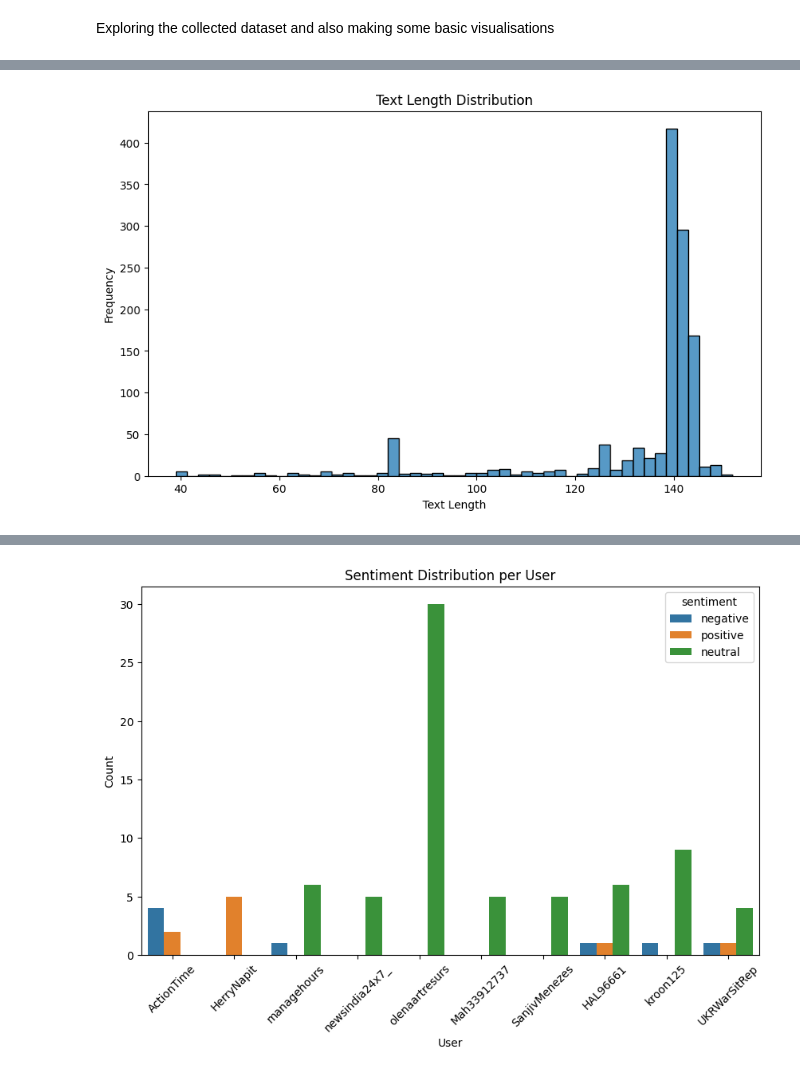
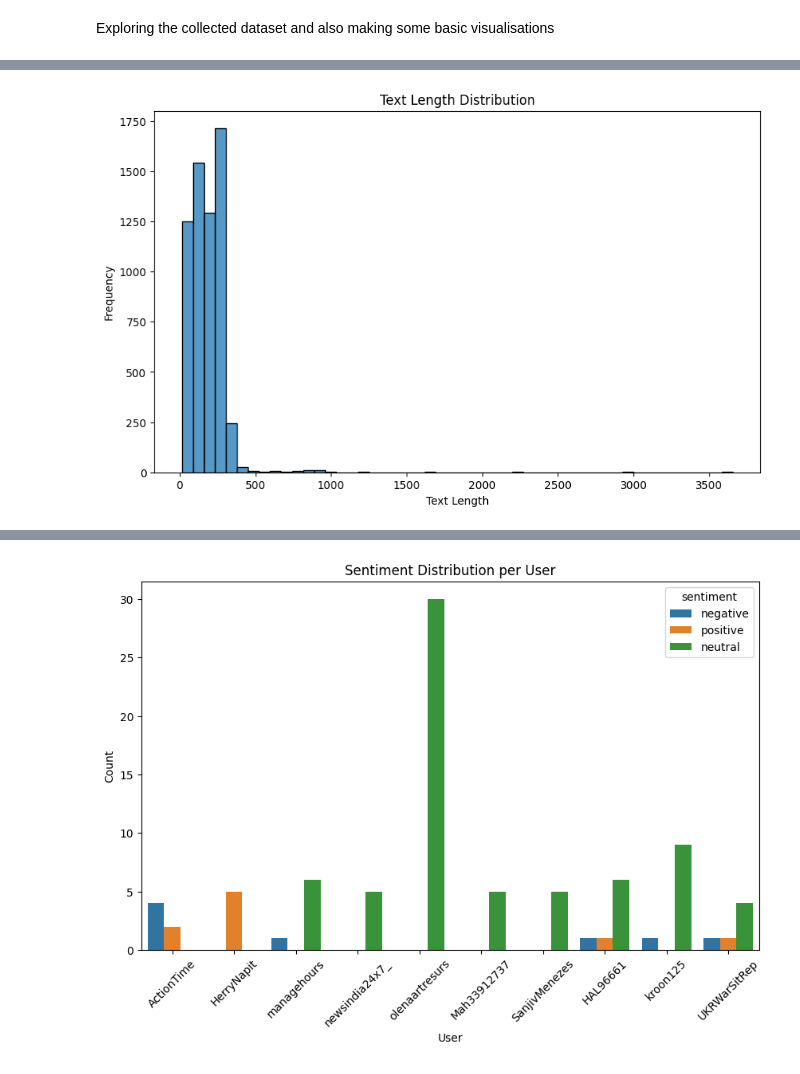
Before and after one commit to Bhavya1403/Sentiment-Analysis, a Jupyter notebook: notebooks/tfidf_complex_model.ipynb, the cells around one changed output, grey strips where cells are left out. Cells and saved outputs as stored; diff of their text form; code cells hidden in the pictures.

```diff
--- a/notebooks/tfidf_complex_model.ipynb
+++ b/notebooks/tfidf_complex_model.ipynb
@@ -7,7 +7,7 @@ import matplotlib.pyplot as plt
 import seaborn as sns
 from wordcloud import WordCloud
 
-filename = "../data/tweet.csv"
+filename = "../data/tweets_main_sentiment.csv"
 df = pd.read_csv(filename)
 # %%
 df
@@ -73,15 +78,15 @@ plt.show()
 # %%
-df['text_length'] = df['text'].apply(len)
+df['text_length'] = df['content'].apply(len)
 
 # Histogram
 plt.figure(figsize=(10,6))
 sns.histplot(df['text_length'], bins=50)
 plt.title('Text Length Distribution')
 plt.xlabel('Text Length')
 plt.ylabel('Frequency')
 plt.show()
 # %% [output]
-[figure, old version]
+[figure, new version]
 # %%
 plt.figure(figsize=(10,6))
 sns.boxplot(x='sentiment', y='text_length', data=df)
```
Also changed, not shown: parts of 17 cells of this notebook, 3 other files.
